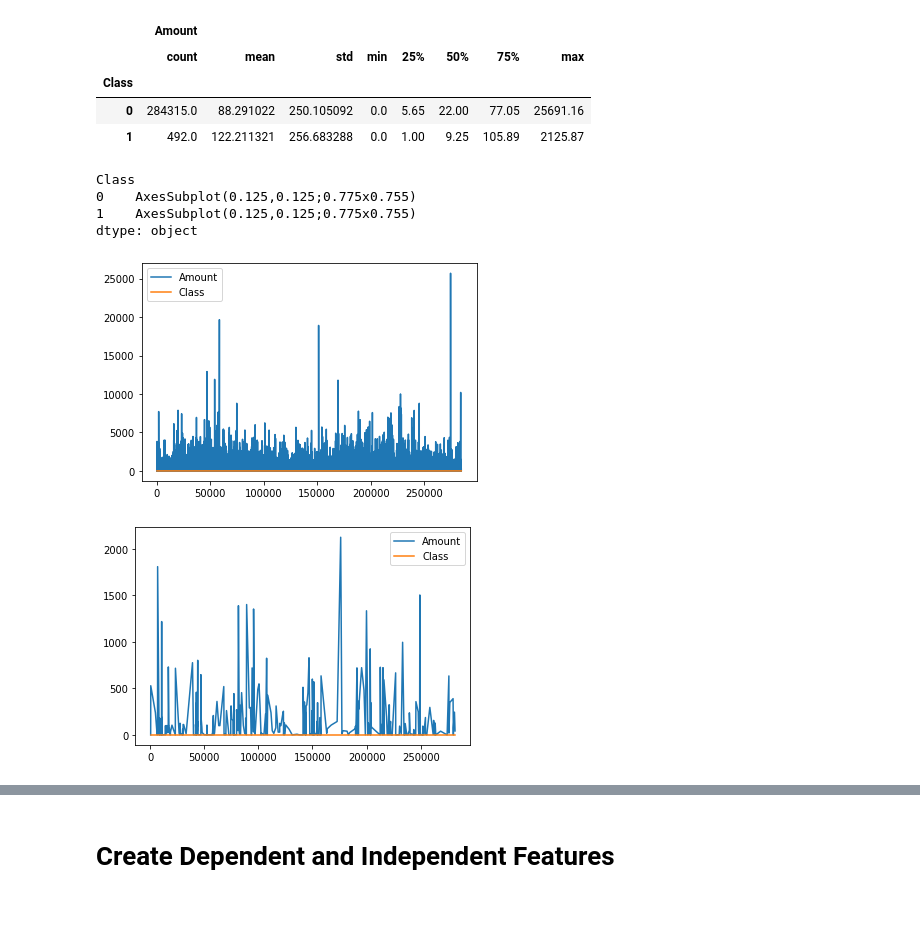
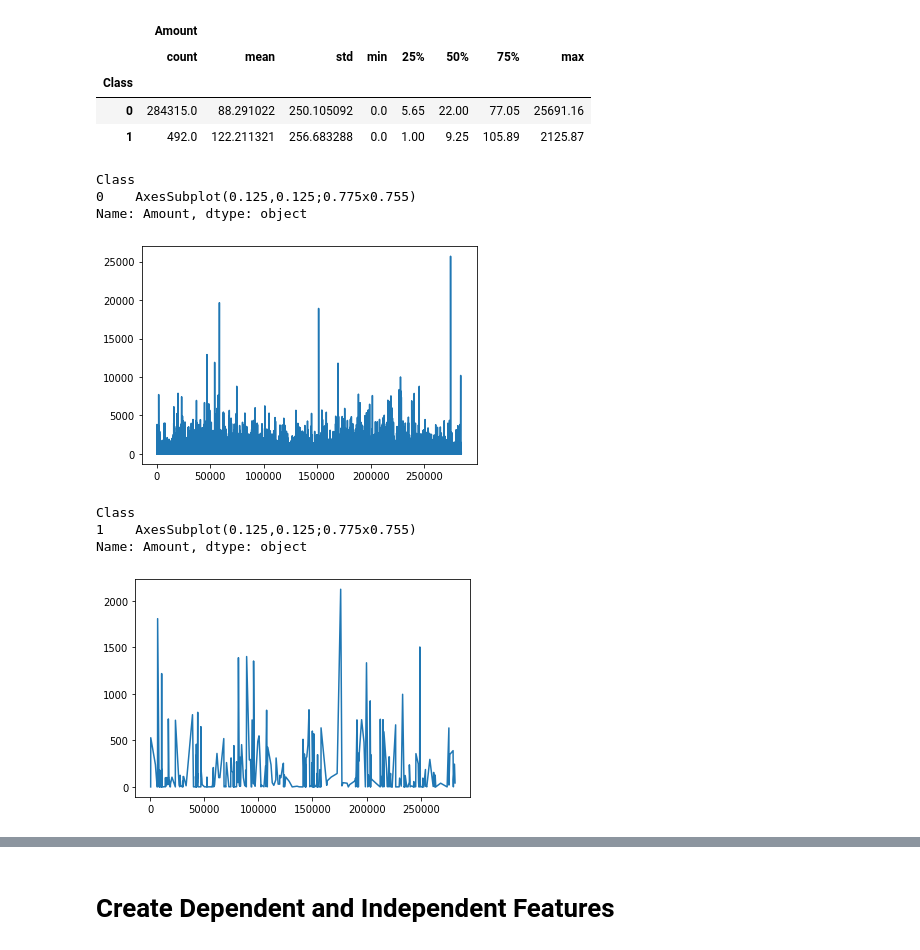
Before and after one commit to taylorec/Data-Science-with-Python, a Jupyter notebook: CreditCard_FraudDetection.ipynb, the cells around one changed output, grey strips where cells are left out. Cells and saved outputs as stored; diff of their text form; code cells hidden in the pictures; blank space fills up the shorter version.

```diff
--- a/CreditCard_FraudDetection.ipynb
+++ b/CreditCard_FraudDetection.ipynb
@@ -80,12 +81,17 @@ df[['Amount', 'Class']].groupby('Class').describe()
 | 0 | 284315.0 | 88.291022 | 250.105092 | 0.0 | 5.65 | 22.00 | 77.05 | 25691.16 |
 | 1 | 492.0 | 122.211321 | 256.683288 | 0.0 | 1.00 | 9.25 | 105.89 | 2125.87 |
 # %%
-df[['Amount', 'Class']].groupby('Class').plot()
+df[df['Class']==0].groupby('Class')['Amount'].plot()
 # %% [output]
 Class
 0    AxesSubplot(0.125,0.125;0.775x0.755)
-1    AxesSubplot(0.125,0.125;0.775x0.755)
-dtype: object
+Name: Amount, dtype: object
-[figure, old version]
+[figure, new version]
-[figure, removed]
+# %%
+df[df['Class']==1].groupby('Class')['Amount'].plot()
+# %% [output]
+Class
+1    AxesSubplot(0.125,0.125;0.775x0.755)
+Name: Amount, dtype: object
+[figure, added]
 # %%
```
Also changed, not shown: parts of 2 cells of this notebook.
